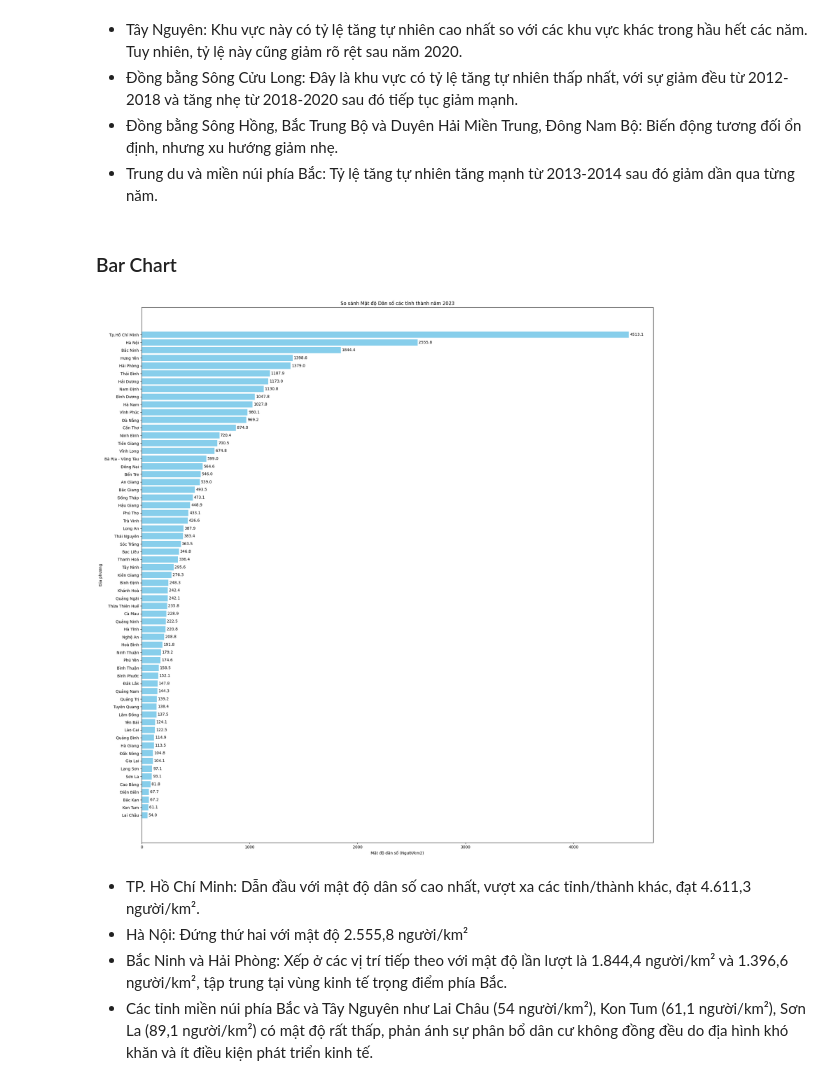
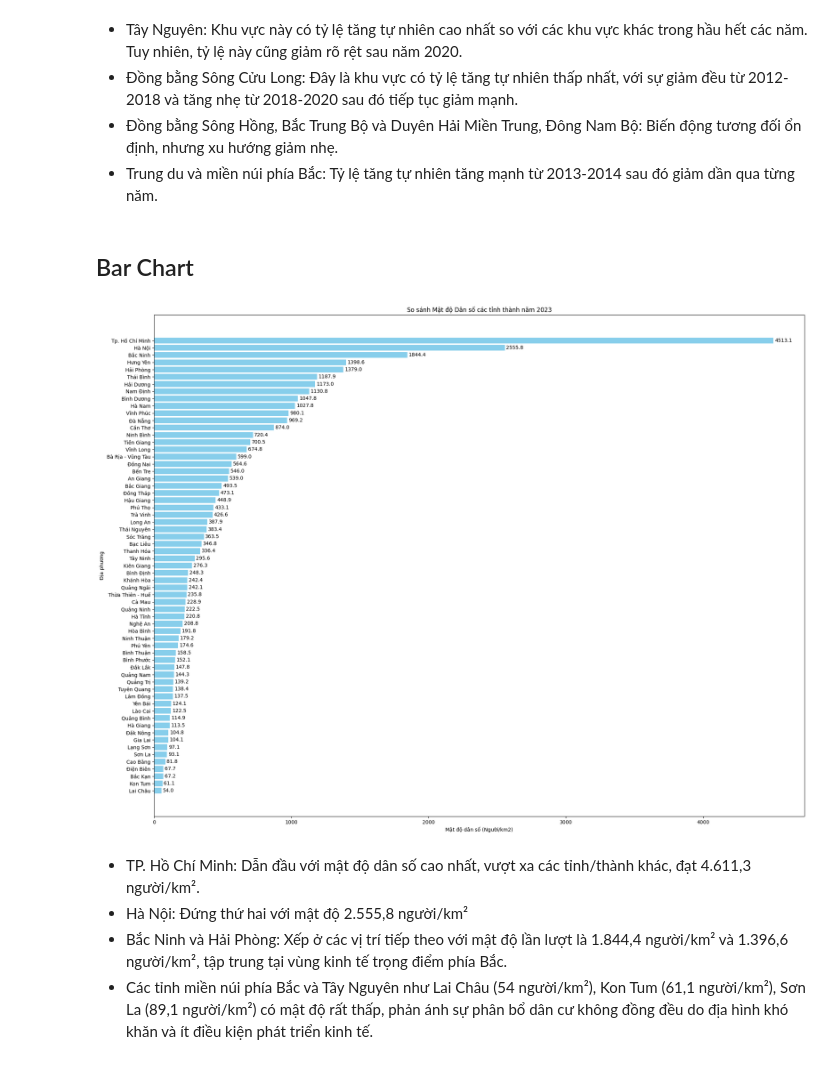
Before and after one commit to chopcolate/CSC14119-Intro2DataScience, a Jupyter notebook: Code.ipynb, the cells around one changed output. Saved outputs shown, nothing was run; the diff lists cells and outputs as text; code cells hidden in the pictures.

```diff
--- a/Code.ipynb
+++ b/Code.ipynb
@@ -417,25 +450,25 @@ Phân tích từng khu vực:
 *   Đồng bằng Sông Hồng, Bắc Trung Bộ và Duyên Hải Miền Trung, Đông Nam Bộ: Biến động tương đối ổn định, nhưng xu hướng giảm nhẹ.
 *   Trung du và miền núi phía Bắc: Tỷ lệ tăng tự nhiên tăng mạnh từ 2013-2014 sau đó giảm dần qua từng năm.
 # %% [markdown]
-### Bar Chart
+## Bar Chart
 # %%
 df_2023 = city_df[city_df['Năm'] == 2023 ].sort_values(by='Mật độ dân số (Người/km2)', ascending=True)
 
-plt.figure(figsize=(20, 20))
+plt.figure(figsize=(20, 15))
 bars = plt.barh(df_2023['Địa phương'], df_2023['Mật độ dân số (Người/km2)'], color='skyblue')
 
 plt.title('So sánh Mật độ Dân số các tỉnh thành năm 2023')
 plt.xlabel('Mật độ dân số (Người/km2)')
 plt.ylabel('Địa phương')
 
 for bar in bars:
     width = bar.get_width()
     plt.text(width + 10, bar.get_y() + bar.get_height() / 2, f'{width:.1f}', va='center', fontsize=10)
 
 plt.tight_layout()
 plt.show()
 # %% [output]
-[figure, old version]
+[figure, new version]
 # %% [markdown]
 * TP. Hồ Chí Minh: Dẫn đầu với mật độ dân số cao nhất, vượt xa các tỉnh/thành khác, đạt 4.611,3 người/km².
 * Hà Nội: Đứng thứ hai với mật độ 2.555,8 người/km²
```
Also changed, not shown: parts of 71 cells of this notebook.
